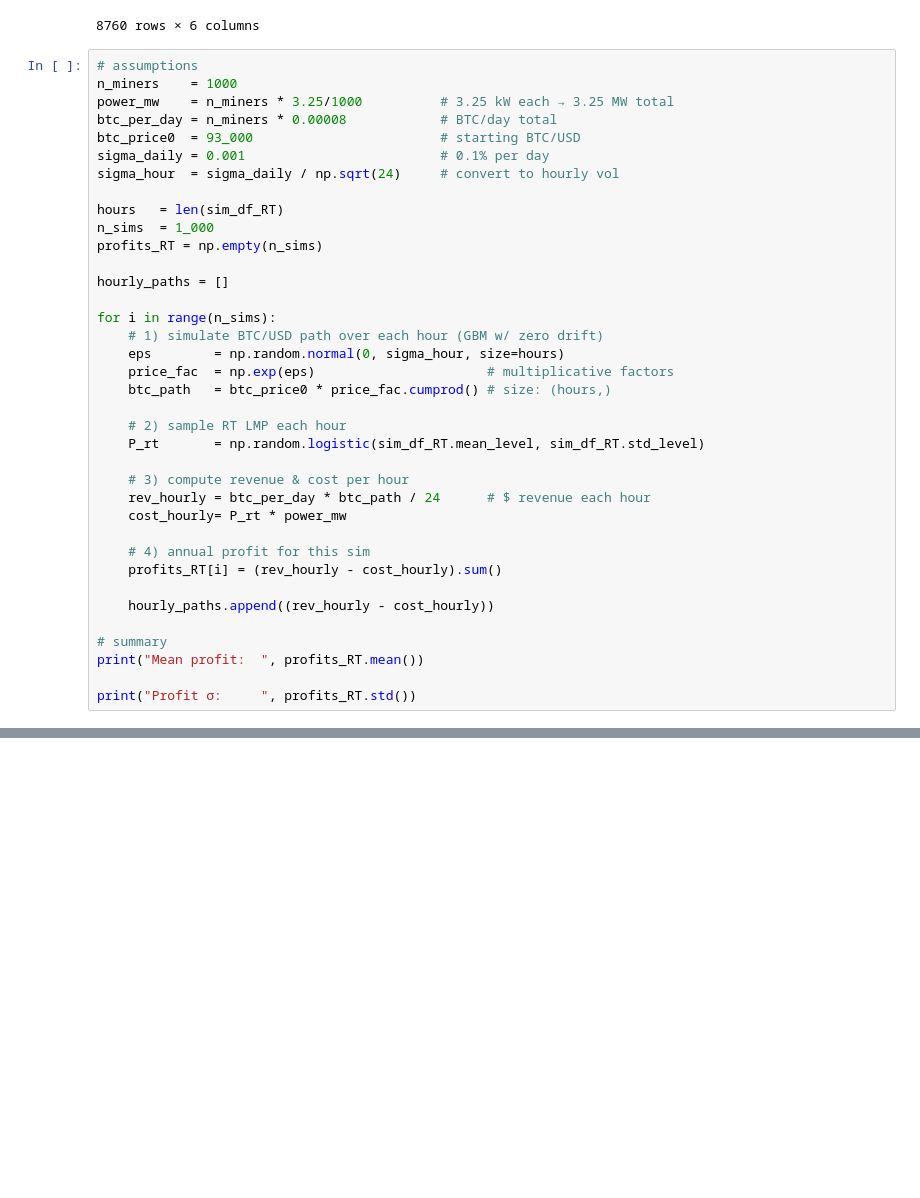
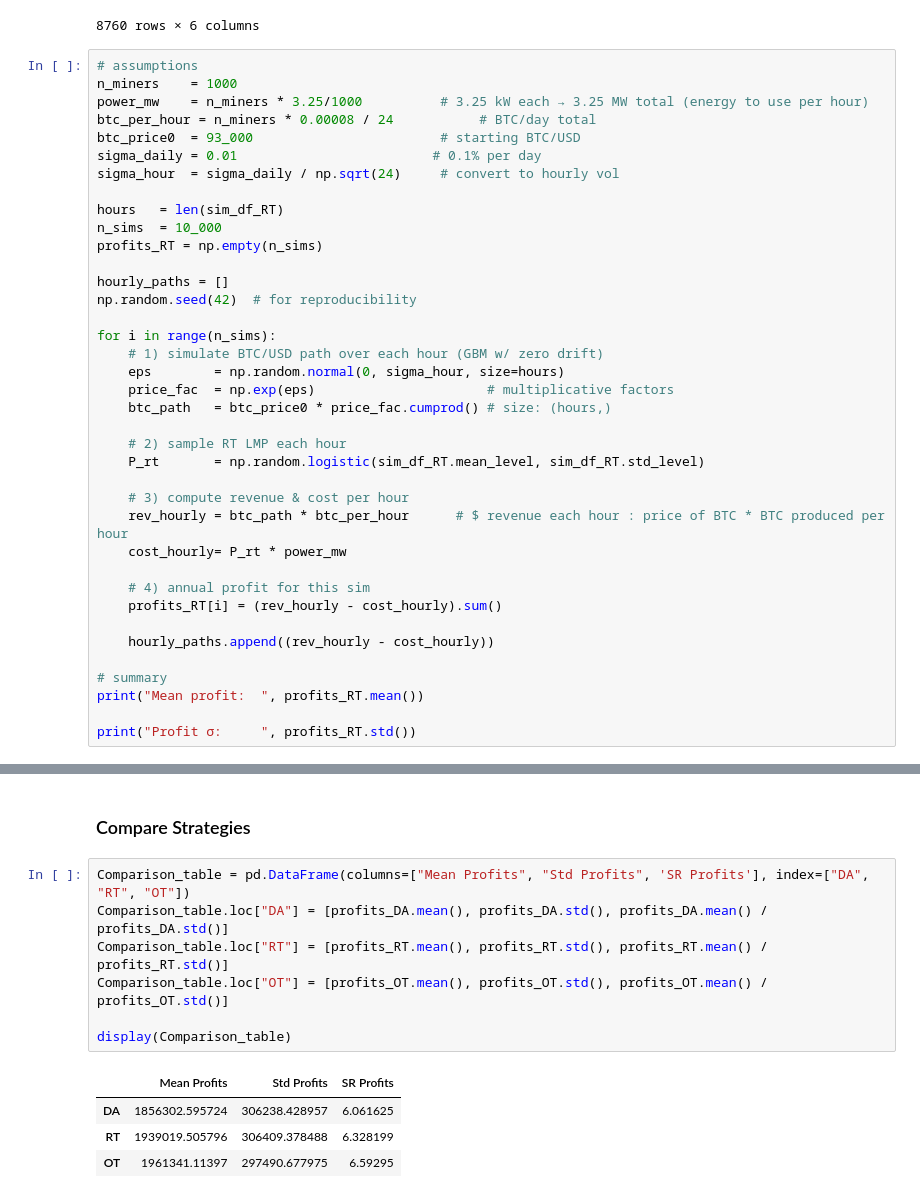
Before and after one commit to sxcben/Financing_Grid_final_project, a Jupyter notebook: code/Benjamin_test.ipynb, the cells around one changed output, grey strips where cells are left out. Cells and saved outputs as stored; diff of their text form; blank space fills up the shorter version.

Commit message:
implemented an optimla strat

```diff
--- a/code/Benjamin_test.ipynb
+++ b/code/Benjamin_test.ipynb
@@ -442,17 +443,18 @@ sim_df_RT
 # %%
 # assumptions
 n_miners    = 1000
-power_mw    = n_miners * 3.25/1000          # 3.25 kW each → 3.25 MW total
-btc_per_day = n_miners * 0.00008            # BTC/day total
+power_mw    = n_miners * 3.25/1000          # 3.25 kW each → 3.25 MW total (energy to use per hour)
+btc_per_hour = n_miners * 0.00008 / 24           # BTC/day total
 btc_price0  = 93_000                        # starting BTC/USD
-sigma_daily = 0.001                         # 0.1% per day
+sigma_daily = 0.01                         # 0.1% per day
 sigma_hour  = sigma_daily / np.sqrt(24)     # convert to hourly vol
 
 hours   = len(sim_df_RT)
-n_sims  = 1_000
+n_sims  = 10_000
 profits_RT = np.empty(n_sims)
 
 hourly_paths = []
+np.random.seed(42)  # for reproducibility
 
 for i in range(n_sims):
     # 1) simulate BTC/USD path over each hour (GBM w/ zero drift)
@@ -464,7 +466,7 @@ for i in range(n_sims):
     P_rt       = np.random.logistic(sim_df_RT.mean_level, sim_df_RT.std_level)
 
     # 3) compute revenue & cost per hour
-    rev_hourly = btc_per_day * btc_path / 24      # $ revenue each hour
+    rev_hourly = btc_path * btc_per_hour      # $ revenue each hour : price of BTC * BTC produced per hour
     cost_hourly= P_rt * power_mw
 
     # 4) annual profit for this sim
@@ -481,0 +555,14 @@ Profit σ:      32361.47499420503
+# %% [markdown]
+### Compare Strategies
+# %%
+Comparison_table = pd.DataFrame(columns=["Mean Profits", "Std Profits", 'SR Profits'], index=["DA", "RT", "OT"])
+Comparison_table.loc["DA"] = [profits_DA.mean(), profits_DA.std(), profits_DA.mean() / profits_DA.std()]
+Comparison_table.loc["RT"] = [profits_RT.mean(), profits_RT.std(), profits_RT.mean() / profits_RT.std()]
+Comparison_table.loc["OT"] = [profits_OT.mean(), profits_OT.std(), profits_OT.mean() / profits_OT.std()]
+
+display(Comparison_table)
+# %% [output]
+|  | Mean Profits | Std Profits | SR Profits |
+| DA | 1856302.595724 | 306238.428957 | 6.061625 |
+| RT | 1939019.505796 | 306409.378488 | 6.328199 |
+| OT | 1961341.11397 | 297490.677975 | 6.59295 |
```
Also changed, not shown: parts of 7 cells of this notebook.
